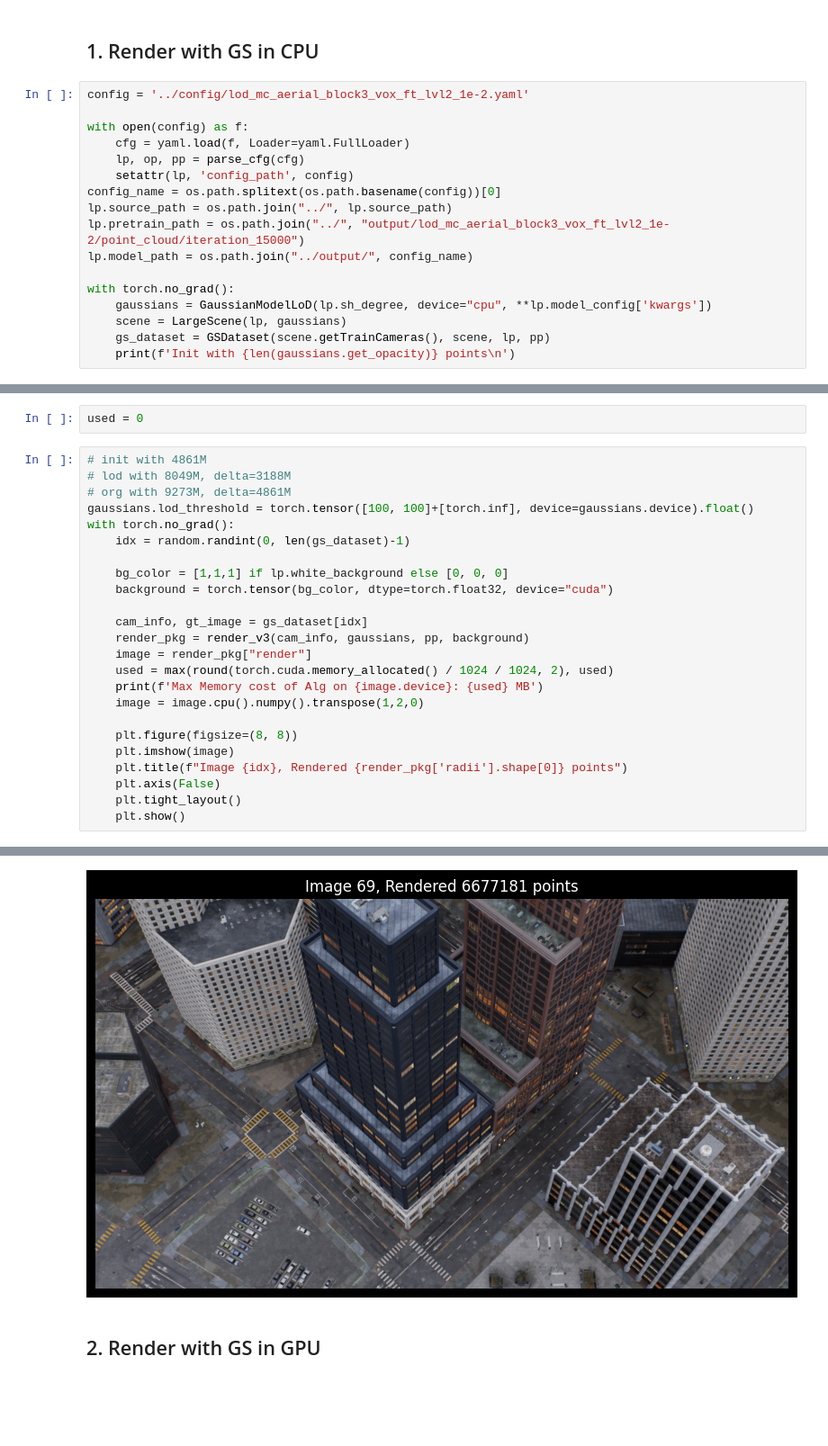
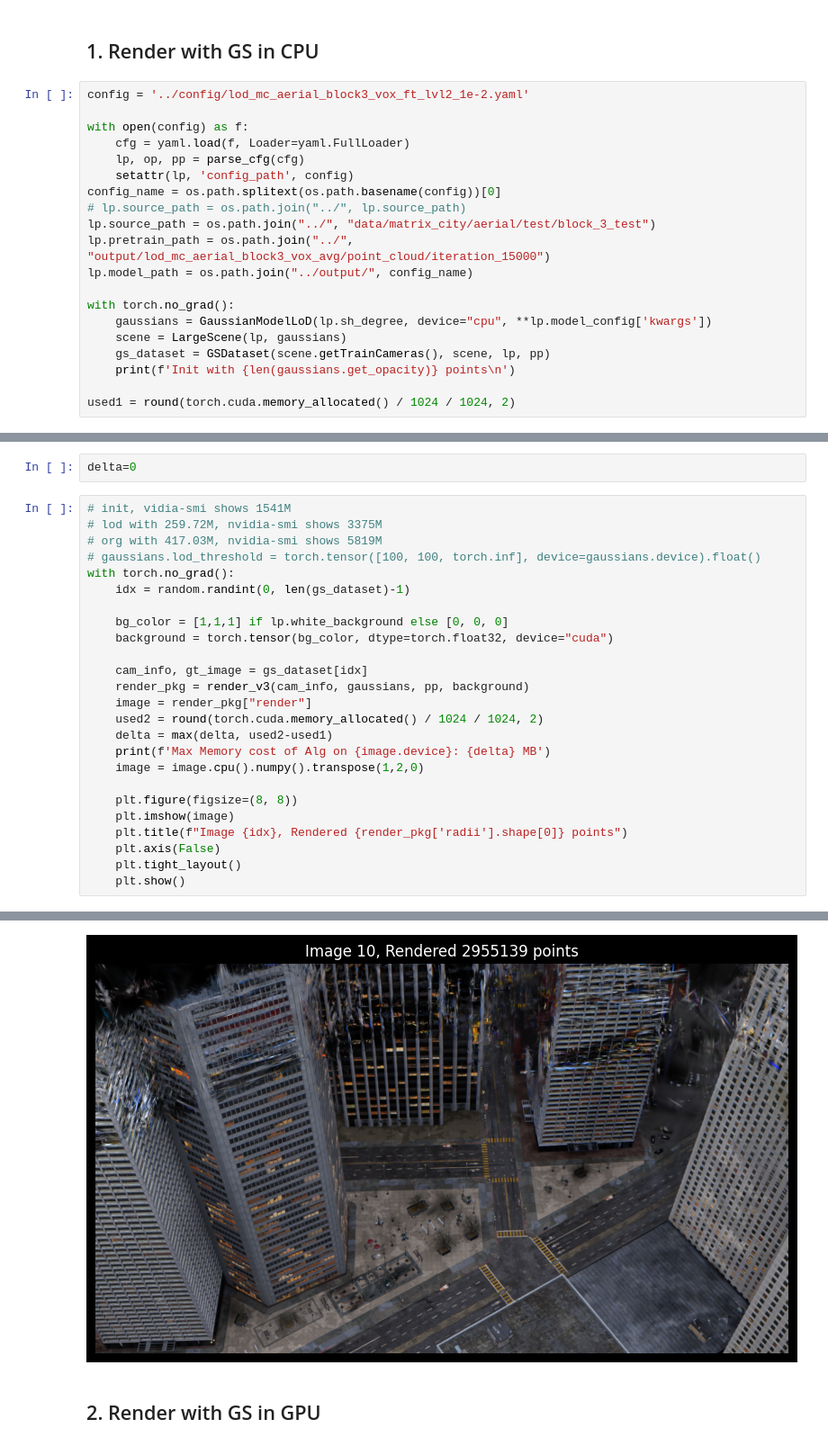
Before and after one commit to DekuLiuTesla/CityGaussian, a Jupyter notebook: notebooks/lod_analysis.ipynb, the cells around one changed output, grey strips where cells are left out. Shown at 90% size. Saved outputs shown, nothing was run; the diff lists cells and outputs as text; blank space fills up the shorter version.

Commit message:
analyzed memory cost

```diff
--- a/notebooks/lod_analysis.ipynb
+++ b/notebooks/lod_analysis.ipynb
@@ -42,8 +42,9 @@ with open(config) as f:
     lp, op, pp = parse_cfg(cfg)
     setattr(lp, 'config_path', config)
 config_name = os.path.splitext(os.path.basename(config))[0]
-lp.source_path = os.path.join("../", lp.source_path)
-lp.pretrain_path = os.path.join("../", "output/lod_mc_aerial_block3_vox_ft_lvl2_1e-2/point_cloud/iteration_15000")
+# lp.source_path = os.path.join("../", lp.source_path)
+lp.source_path = os.path.join("../", "data/matrix_city/aerial/test/block_3_test")
+lp.pretrain_path = os.path.join("../", "output/lod_mc_aerial_block3_vox_avg/point_cloud/iteration_15000")
 lp.model_path = os.path.join("../output/", config_name)
 
 with torch.no_grad():
@@ -51,4 +52,6 @@ with torch.no_grad():
     scene = LargeScene(lp, gaussians)
     gs_dataset = GSDataset(scene.getTrainCameras(), scene, lp, pp)
     print(f'Init with {len(gaussians.get_opacity)} points\n')
+
+used1 = round(torch.cuda.memory_allocated() / 1024 / 1024, 2)
 # %% [output]
@@ -58,12 +61,12 @@ Loaded coarse level GS from file.
  If this is not desired, please explicitly specify '--resolution/-r' as 1
 Init with 9893315 points
 # %%
-used = 0
+delta=0
 # %%
-# init with 4861M
-# lod with 8049M, delta=3188M
-# org with 9273M, delta=4861M
-gaussians.lod_threshold = torch.tensor([100, 100]+[torch.inf], device=gaussians.device).float()
+# init, vidia-smi shows 1541M
+# lod with 259.72M, nvidia-smi shows 3375M
+# org with 417.03M, nvidia-smi shows 5819M
+# gaussians.lod_threshold = torch.tensor([100, 100, torch.inf], device=gaussians.device).float()
 with torch.no_grad():
     idx = random.randint(0, len(gs_dataset)-1)
 
@@ -73,8 +76,9 @@ with torch.no_grad():
     cam_info, gt_image = gs_dataset[idx]
     render_pkg = render_v3(cam_info, gaussians, pp, background)
     image = render_pkg["render"]
-    used = max(round(torch.cuda.memory_allocated() / 1024 / 1024, 2), used)
-    print(f'Max Memory cost of Alg on {image.device}: {used} MB')
+    used2 = round(torch.cuda.memory_allocated() / 1024 / 1024, 2)
+    delta = max(delta, used2-used1)
+    print(f'Max Memory cost of Alg on {image.device}: {delta} MB')
     image = image.cpu().numpy().transpose(1,2,0)
 
     plt.figure(figsize=(8, 8))
@@ -89,4 +93,4 @@ Max Memory cost of Alg on cuda:0: 3661.53 MB
-[figure, old version]
+[figure, new version]
 # %% [markdown]
 ## 2. Render with GS in GPU
 # %%
```
Also changed, not shown: parts of 2 cells of this notebook.
